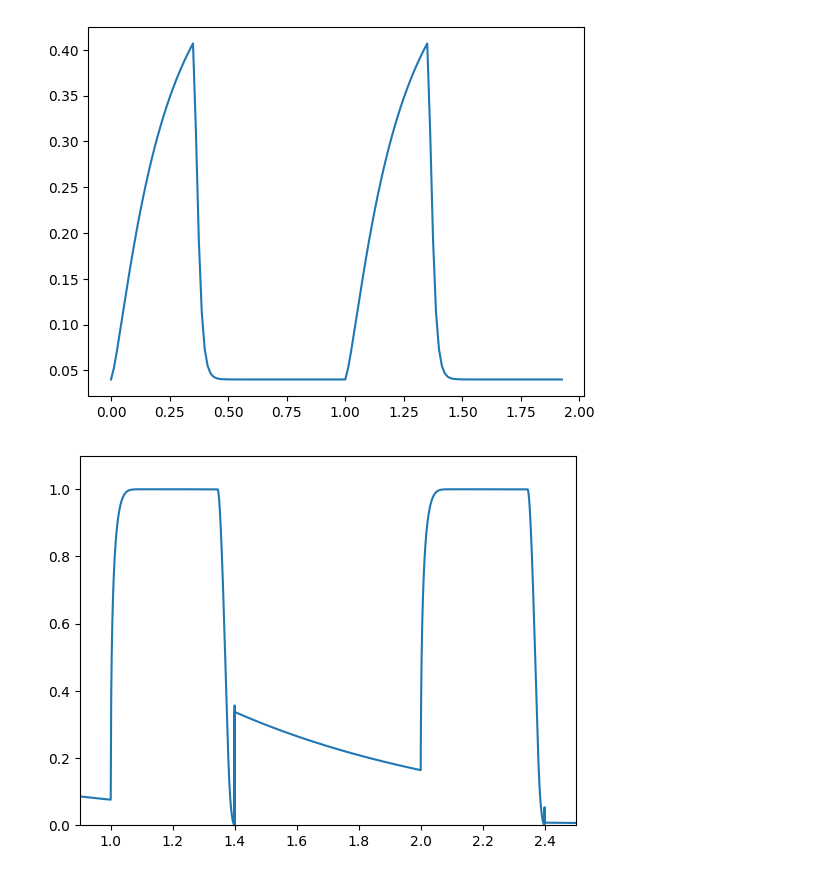
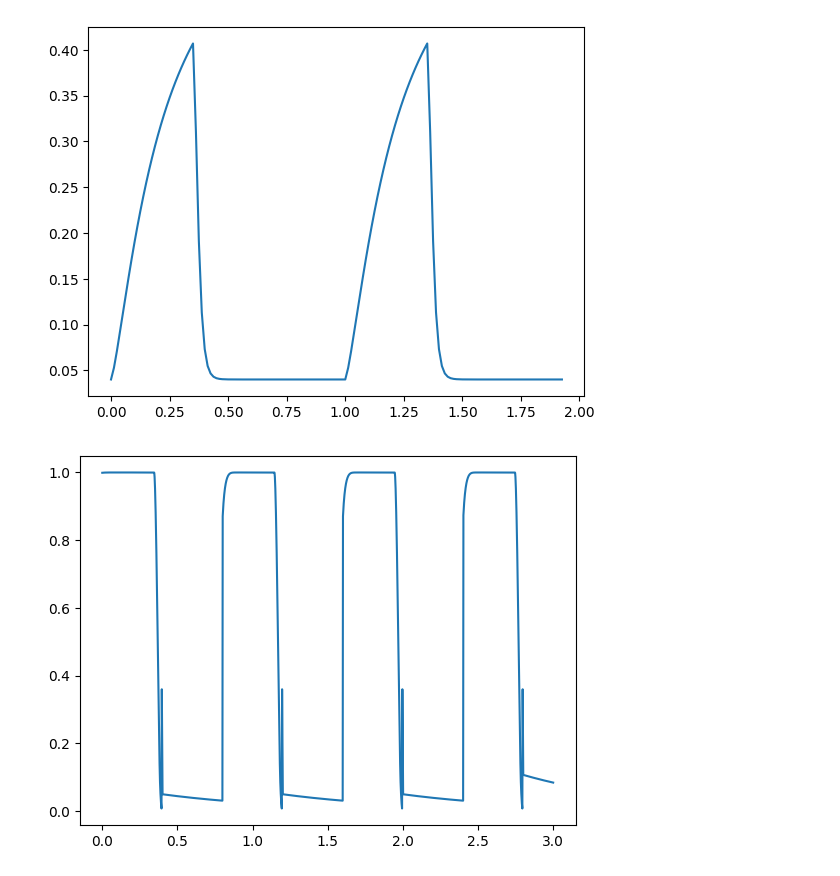
Before and after one commit to ShitingHuang-1/closed_circuit, a Jupyter notebook: test.ipynb, the cells around one changed output. Drawn from its saved outputs; the diff is of its cells as text; code cells hidden in the pictures.

```diff
--- a/test.ipynb
+++ b/test.ipynb
@@ -51,13 +51,13 @@ import valve
 # %%
 b=valve.Valve(1.06,1,1,0.03,0.04,10,18.2,0)
 #density, eff_length, Aann, Kvo,Kvc,p_oc,q,diff_q
-delta_t=0.00001
-t=np.arange(0,5,delta_t)
+delta_t=0.001
+t=np.arange(0,3,delta_t)
 T=0.8
 dvdt=[]
 dqdt=[]
 for ti in t:
-    ti=ti%1
+    ti=ti%T
     if ti<=T/2. and ti>=0:
         dvdt.append(81.9*np.sin((2*math.pi/T)*ti))
         dqdt.append(643.239*np.cos(7.85398*ti))
@@ -68,12 +68,13 @@ for ti in t:
 final=[]
 x=[]
 for i in range(len(dvdt)):
-    final.append(b.delta_p(dvdt[i],dqdt[i],delta_t))
-    x.append(b.xi_t(delta_t))
+    final.append(b.delta_p(dvdt[i],dqdt[i],t[i]))
+    #print(b.xi_t(t[i]))
+    x.append(b.xi_t(t[i]))
 # %%
 plt.plot(t,x)
-plt.xlim(0.9, 2.5)  # setting x scale
-plt.ylim(0, 1.1)
+#plt.xlim(0.9, 1.5)  # setting x scale
+#plt.ylim(1, 2)
 plt.show()
 # %% [output]
-[figure, old version]
+[figure, new version]
```
Also changed, not shown: 1 other file.
